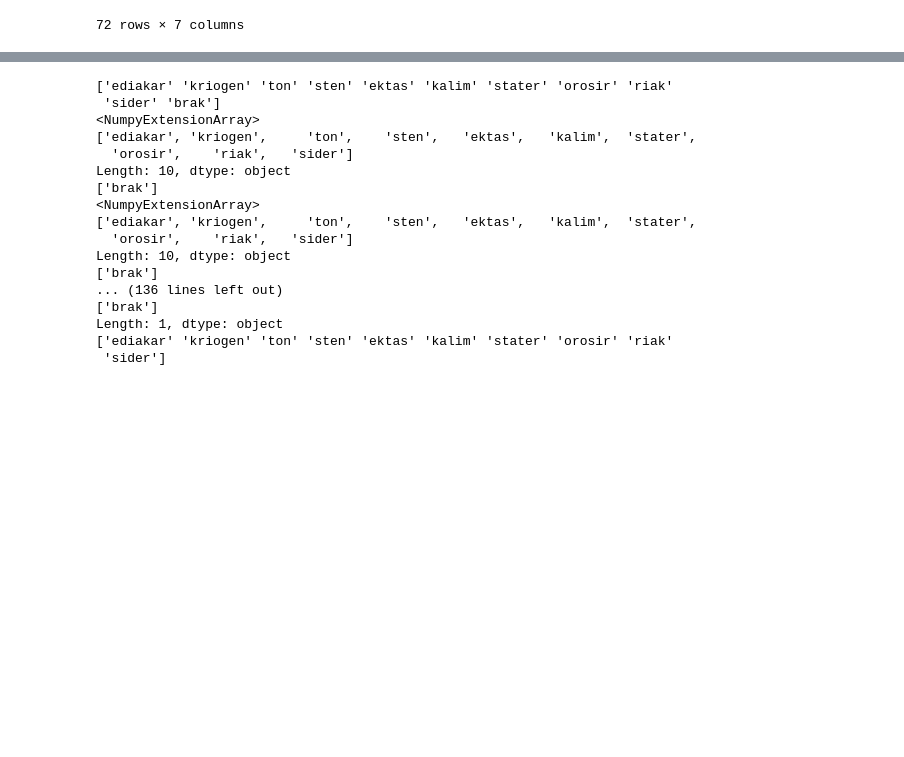
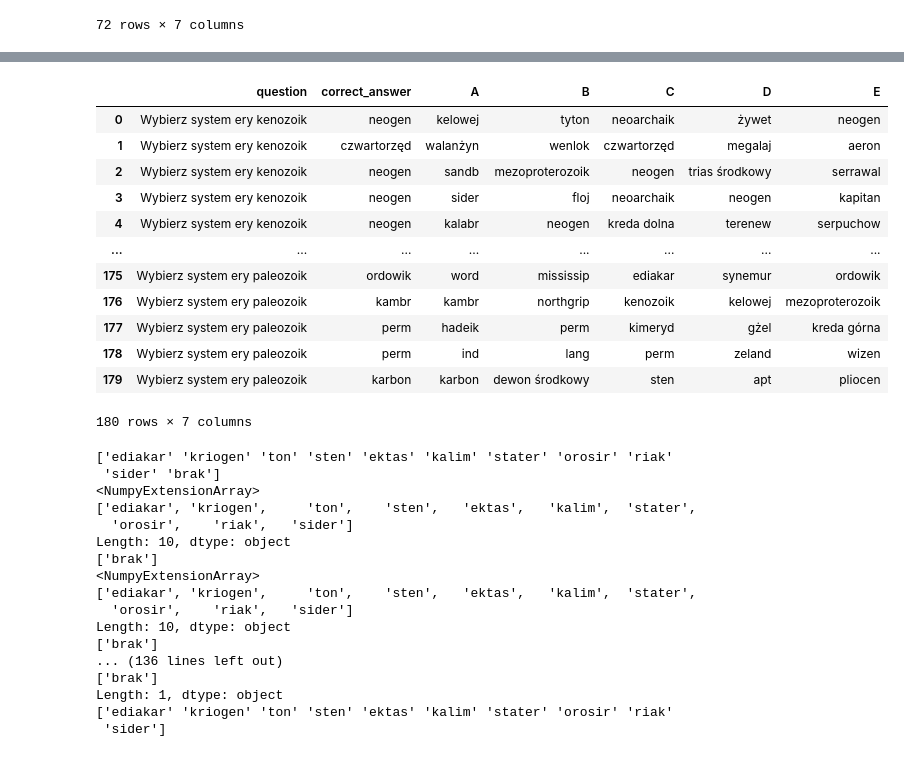
Before and after one commit to wiktorpiela/wucziapping, a Jupyter notebook: backend/question_builder/testing.ipynb, the cells around one changed output, grey strips where cells are left out. Cells and saved outputs as stored; diff of their text form; code cells hidden in the pictures; blank space fills up the shorter version.

```diff
--- a/backend/question_builder/testing.ipynb
+++ b/backend/question_builder/testing.ipynb
@@ -95,3 +110,19 @@ possible_answers
+# %%
+df_hard
+# %% [output]
+|  | question | correct_answer | A | B | C | D | E |
+| 0 | Wybierz system ery kenozoik | neogen | kelowej | tyton | neoarchaik | żywet | neogen |
+| 1 | Wybierz system ery kenozoik | czwartorzęd | walanżyn | wenlok | czwartorzęd | megalaj | aeron |
+| 2 | Wybierz system ery kenozoik | neogen | sandb | mezoproterozoik | neogen | trias środkowy | serrawal |
+| 3 | Wybierz system ery kenozoik | neogen | sider | floj | neoarchaik | neogen | kapitan |
+| 4 | Wybierz system ery kenozoik | neogen | kalabr | neogen | kreda dolna | terenew | serpuchow |
+| ... | ... | ... | ... | ... | ... | ... | ... |
+| 175 | Wybierz system ery paleozoik | ordowik | word | mississip | ediakar | synemur | ordowik |
+| 176 | Wybierz system ery paleozoik | kambr | kambr | northgrip | kenozoik | kelowej | mezoproterozoik |
+| 177 | Wybierz system ery paleozoik | perm | hadeik | perm | kimeryd | gżel | kreda górna |
+| 178 | Wybierz system ery paleozoik | perm | ind | lang | perm | zeland | wizen |
+| 179 | Wybierz system ery paleozoik | karbon | karbon | dewon środkowy | sten | apt | pliocen |
+180 rows × 7 columns
 # %%
 data = no_precambr_data
 dataPrekambr = precambr_data
```
Also changed, not shown: parts of 4 cells of this notebook, 1 other file.
